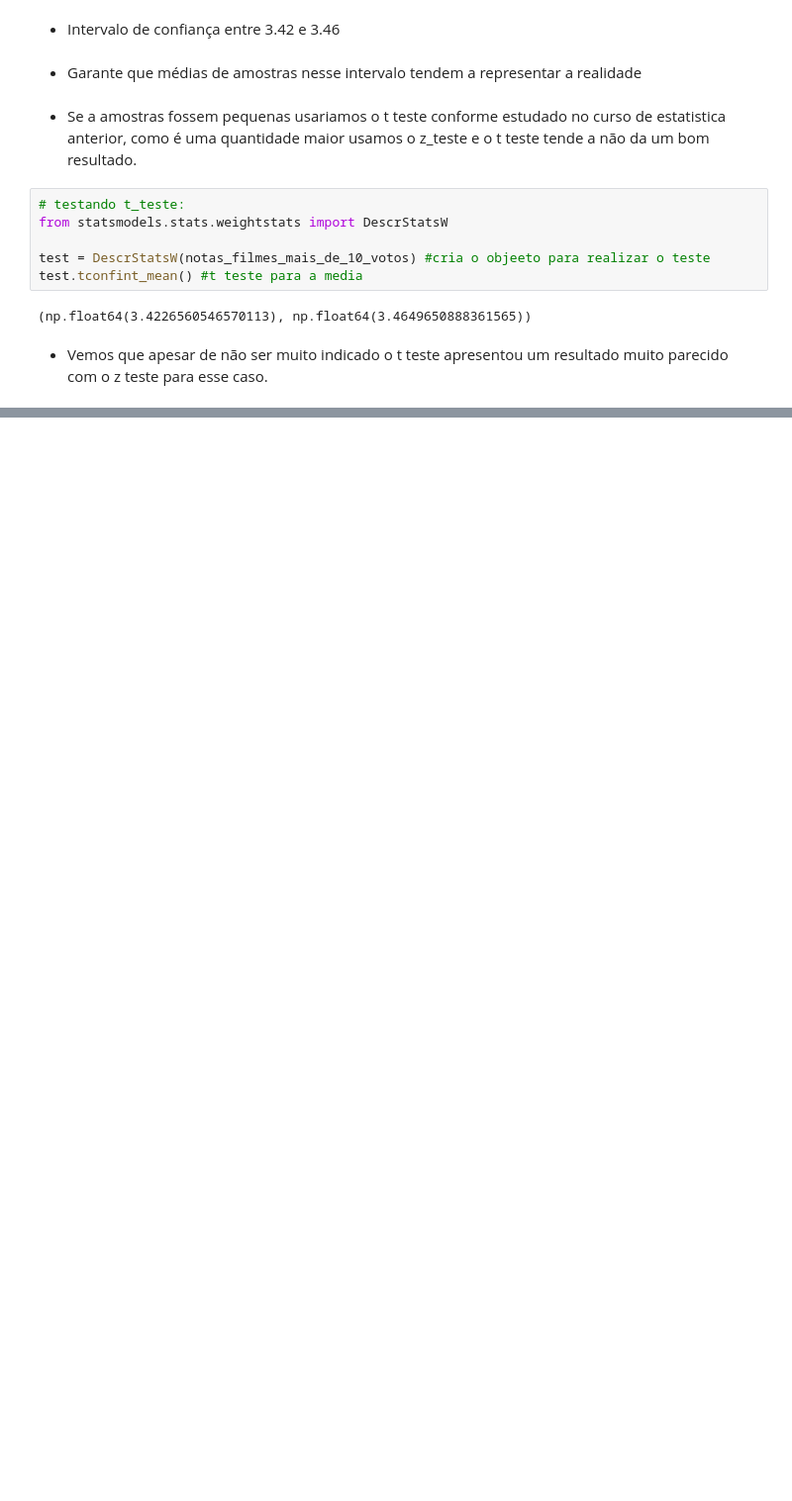
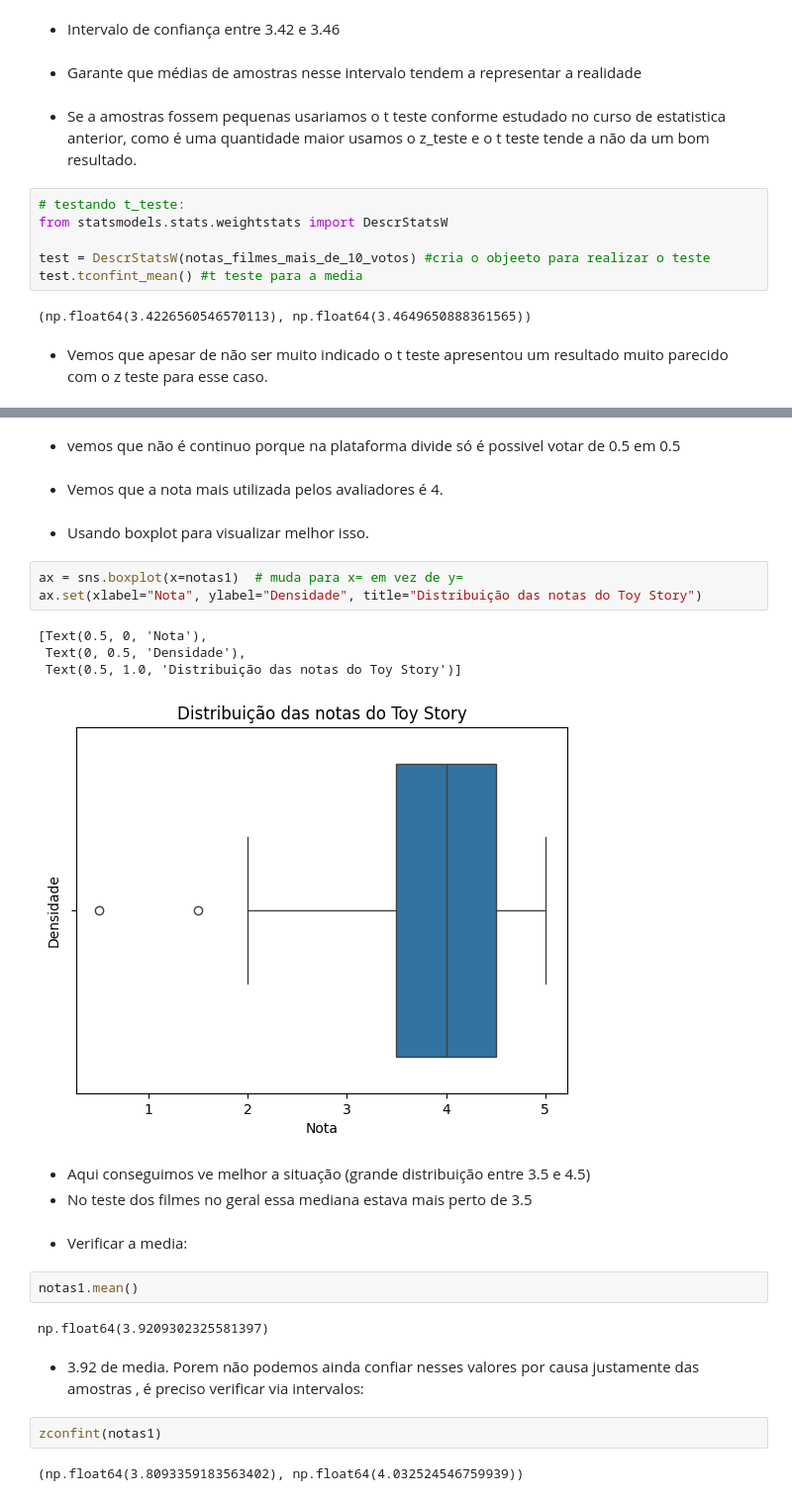
Before and after one commit to JonasSouza871/Machine-Learning-Statistics-Studies, a Jupyter notebook: Testes_Estatísticos_com_Python.ipynb, the cells around one changed output, grey strips where cells are left out. Shown at 99% size. Cells and saved outputs as stored; diff of their text form; blank space fills up the shorter version.

```diff
--- a/Testes_Estatísticos_com_Python.ipynb
+++ b/Testes_Estatísticos_com_Python.ipynb
@@ -706,0 +775,29 @@ test.tconfint_mean() #t teste para a media
+# %% [markdown]
+- vemos que não é continuo porque na plataforma divide só é possivel votar de 0.5 em 0.5
+# %% [markdown]
+-  Vemos que a nota mais utilizada pelos avaliadores é 4.
+# %% [markdown]
+- Usando boxplot para visualizar melhor isso.
+# %%
+ax = sns.boxplot(x=notas1)  # muda para x= em vez de y=
+ax.set(xlabel="Nota", ylabel="Densidade", title="Distribuição das notas do Toy Story")
+# %% [output]
+[Text(0.5, 0, 'Nota'),
+ Text(0, 0.5, 'Densidade'),
+ Text(0.5, 1.0, 'Distribuição das notas do Toy Story')]
+[figure, added]
+# %% [markdown]
+- Aqui conseguimos ve melhor a situação (grande distribuição entre 3.5 e 4.5)
+- No teste dos filmes no geral essa mediana estava mais perto de 3.5
+# %% [markdown]
+-  Verificar a media:
+# %%
+notas1.mean()
+# %% [output]
+np.float64(3.9209302325581397)
+# %% [markdown]
+- 3.92 de media. Porem não podemos ainda confiar nesses valores por causa justamente das amostras , é preciso verificar via intervalos:
+# %%
+zconfint(notas1)
+# %% [output]
+(np.float64(3.8093359183563402), np.float64(4.032524546759939))
```
Also changed, not shown: parts of 33 cells of this notebook.
